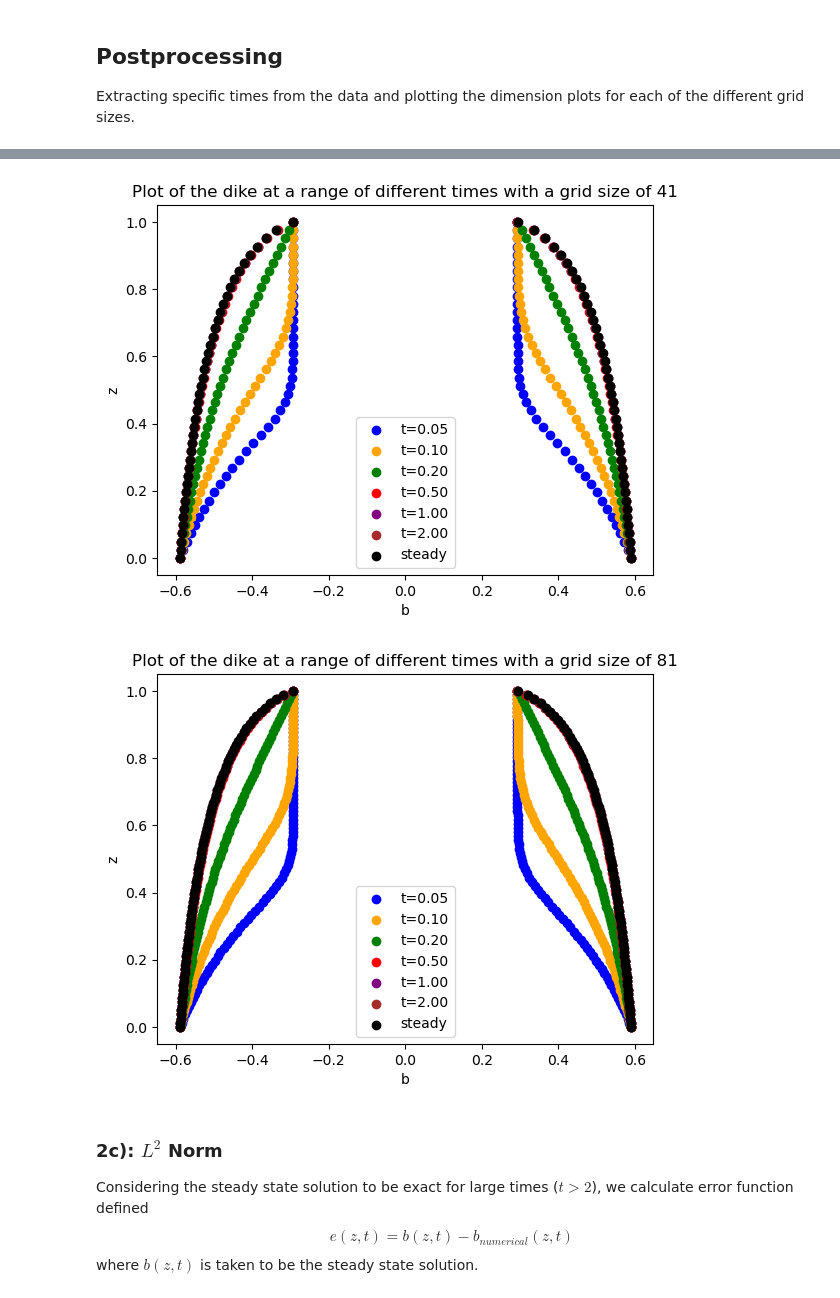
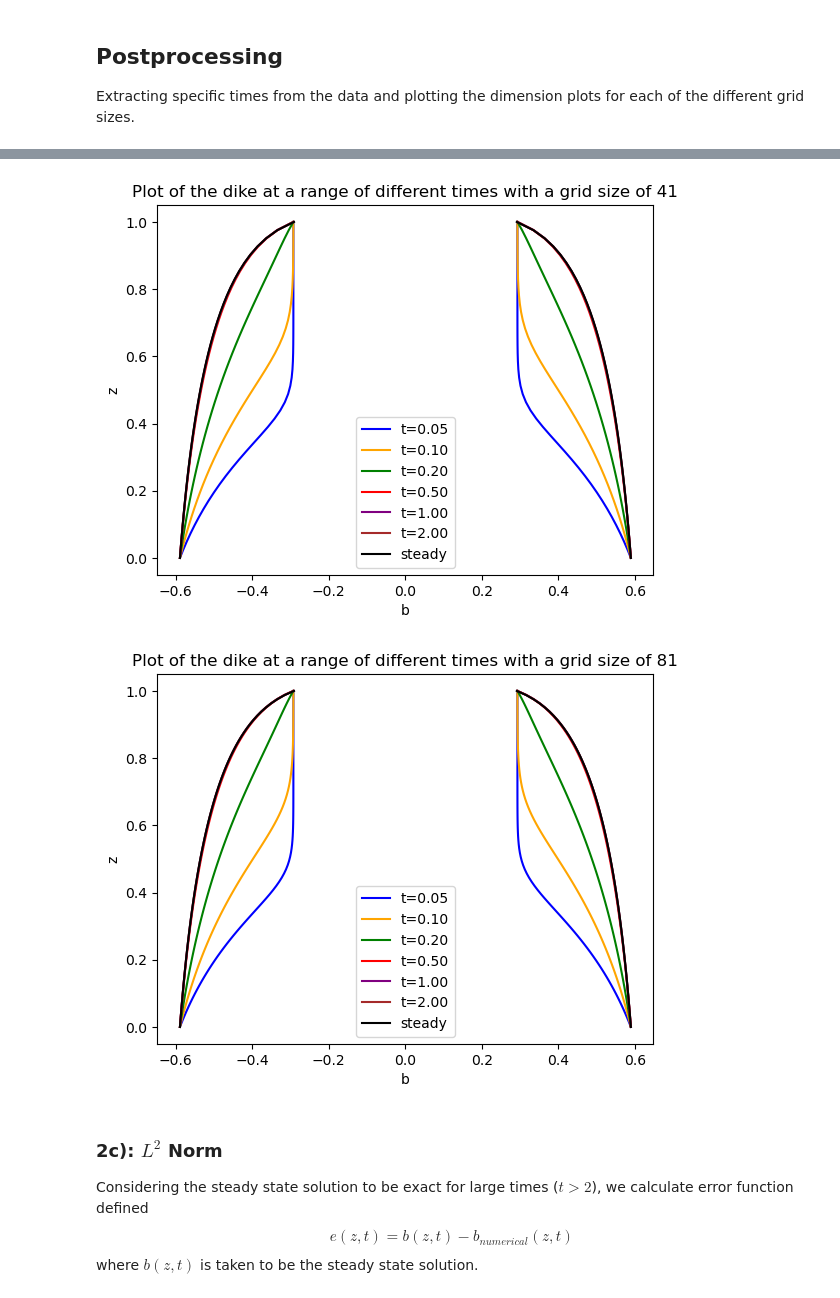
Before and after one commit to obokhove/FDnumerics2526, a Jupyter notebook: Alex_Carey/Exercise 1/Ex1.ipynb, the cells around one changed output, grey strips where cells are left out. Cells and saved outputs as stored; diff of their text form; code cells hidden in the pictures.

```diff
--- a/Alex_Carey/Exercise 1/Ex1.ipynb
+++ b/Alex_Carey/Exercise 1/Ex1.ipynb
@@ -71,7 +71,7 @@ H = 1
 bB = 1.178164343
 # %%
 # Solving the steady state equation for the given parameters
-steady_solution: pd.DataFrame = solve_steady(alpha, beta, Q, H, 1000, bB)
+steady_solution: pd.DataFrame = solve_steady(alpha, beta, Q, H, 10001, bB)
 # %%
 steady_solution
 # %% [output]
@@ -213,6 +219,17 @@ def time_iteration(bPrev: list[float], alpha: float, b0: float,
         print(f'Convection: {convection}, Diffusion: {diffusion}, dt: {dt}, bPrev: {bPrev}')
     bNext: float = bPrev[1] - dt * (convection - diffusion)
 
+    return bNext
+
+def time_iteration_alternate(bPrev: list[float], alpha: float, b0: float,
+                     beta: float, dz: float, dt: float, verbosity = 1):
+    # Using an alternate form for the numerical scheme
+
+    convection = (alpha / dz) * 3 * bPrev[1]**2 * (bPrev[1] - bPrev[0])
+    diffusion = (beta / (dz ** 2)) * (((bPrev[2] **3 + bPrev[1]**3) /2) * (bPrev[2] - bPrev[1])
+    - ((bPrev[1]**3 + bPrev[0]**3)/2) * (bPrev[1] - bPrev[0]))
+
+    bNext: float = bPrev[1] - dt * (convection - diffusion)
     return bNext
 
 def nonlinear_solve_time_dependent(alpha: float, beta: float, H: float,
@@ -309,7 +326,9 @@ for i in range(len(extracted_solutions)):
     steady_data = []
     for z in df['z']:
         # Use the fact of even spacing between 0 and H to find the nearest index
-        index = int(z / H * 1000)
+        index = int(z / H * len(steady_solution['z']))
+        if index > len(steady_solution['z']) - 1:
+            index = len(steady_solution['z']) - 1
         steady_data.append(steady_solution['b'][index])
 
     df['steady'] = steady_data
@@ -333,8 +352,8 @@ for grid, df in extracted_solutions:
         # If you want to plot the dike width at each time, you should plot +/- df[time].values/2 against df['z'].
         current_time = df.columns[time]
         current_color = colors[time - 1]
-        plt.scatter(df[df.columns[time]].values / 2, df['z'], label=f'{df.columns[time]}', color=current_color)
-        plt.scatter(-df[df.columns[time]].values / 2, df['z'], color=current_color)
+        plt.plot(df[df.columns[time]].values / 2, df['z'], label=f'{df.columns[time]}', color=current_color)
+        plt.plot(-df[df.columns[time]].values / 2, df['z'], color=current_color)
 
     plt.xlabel('b')
     plt.ylabel('z')
@@ -348,5 +367,5 @@ for grid, df in extracted_solutions:
-[figure, old version]
+[figure, new version]
-[figure, old version]
+[figure, new version]
 # %% [markdown]
 ### 2c): $L^2$ Norm
 
```
Also changed, not shown: parts of 18 cells of this notebook, 1 other file.
